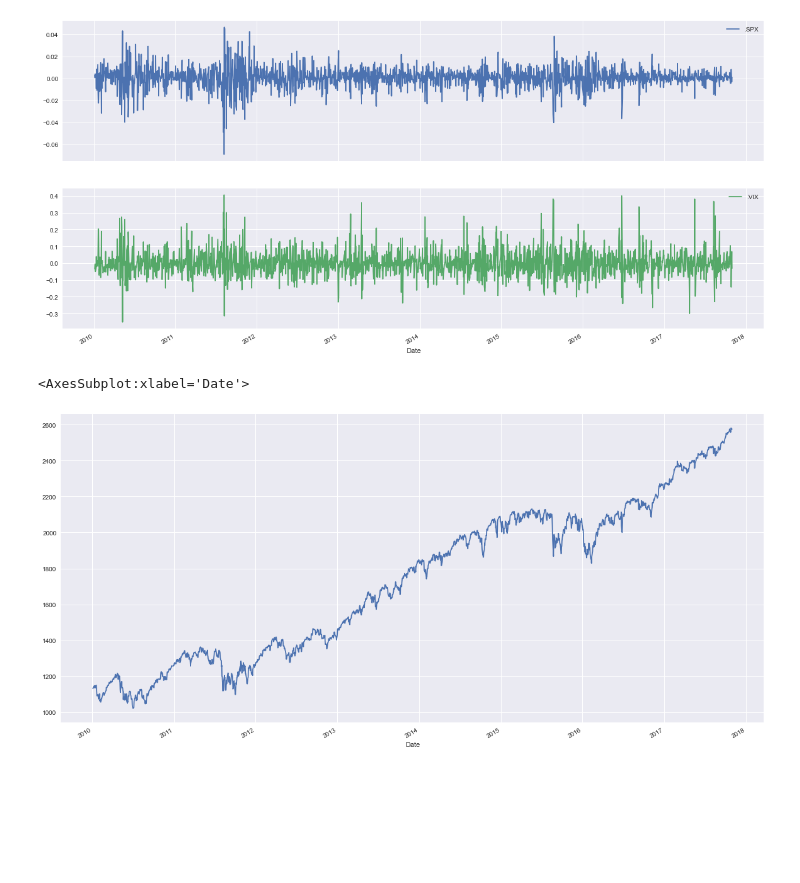
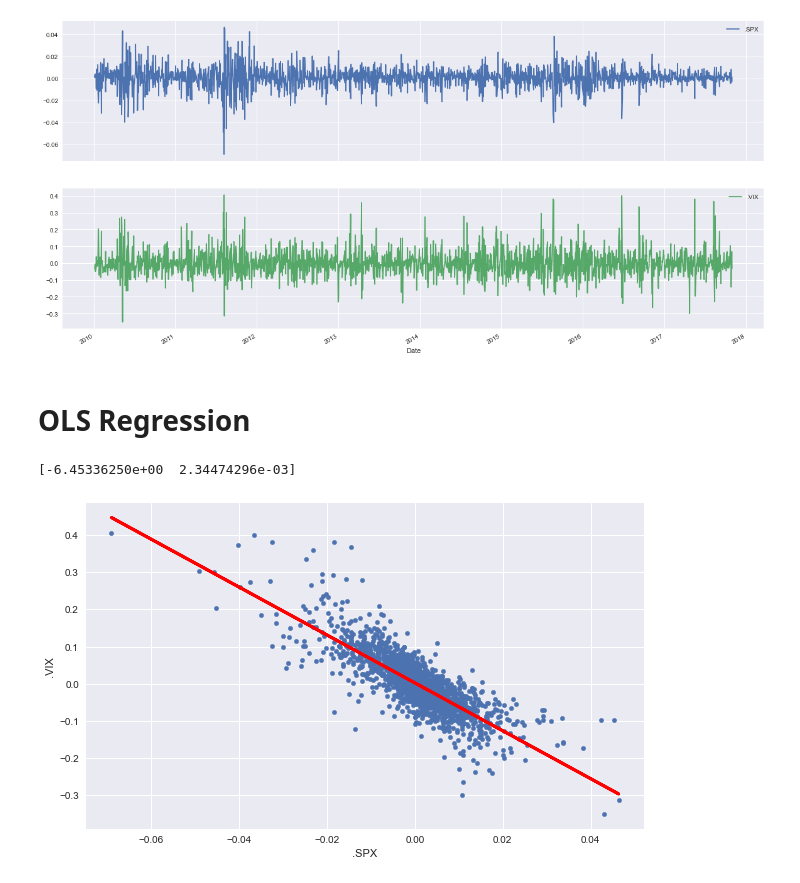
Before and after one commit to anubhavsingh10/Finance, a Jupyter notebook: timeseries.ipynb, the cells around one changed output. Cells and saved outputs as stored; diff of their text form; code cells hidden in the pictures; blank space fills up the shorter version.

```diff
--- a/timeseries.ipynb
+++ b/timeseries.ipynb
@@ -148,8 +148,12 @@ ldata.plot(figsize=(20,10), subplots = True )
 array([<AxesSubplot:xlabel='Date'>, <AxesSubplot:xlabel='Date'>],
       dtype=object)
 [figure]
-# %%
-data['.SPX'].plot(figsize=(20,10))
-# %% [output]
-<AxesSubplot:xlabel='Date'>
-[figure, removed]
+# %% [markdown]
+# OLS Regression
+# %%
+poly = np.polyfit(ldata['.SPX'],ldata['.VIX'],deg =1)
+ax = ldata.plot(kind='scatter', x='.SPX', y='.VIX', figsize=(10, 6))
+ax.plot(ldata['.SPX'],np.polyval(poly,ldata['.SPX']),'r',lw=3)
+# %% [output]
+[-6.45336250e+00  2.34474296e-03]
+[figure, added]
```
Also changed, not shown: parts of 7 cells of this notebook.
